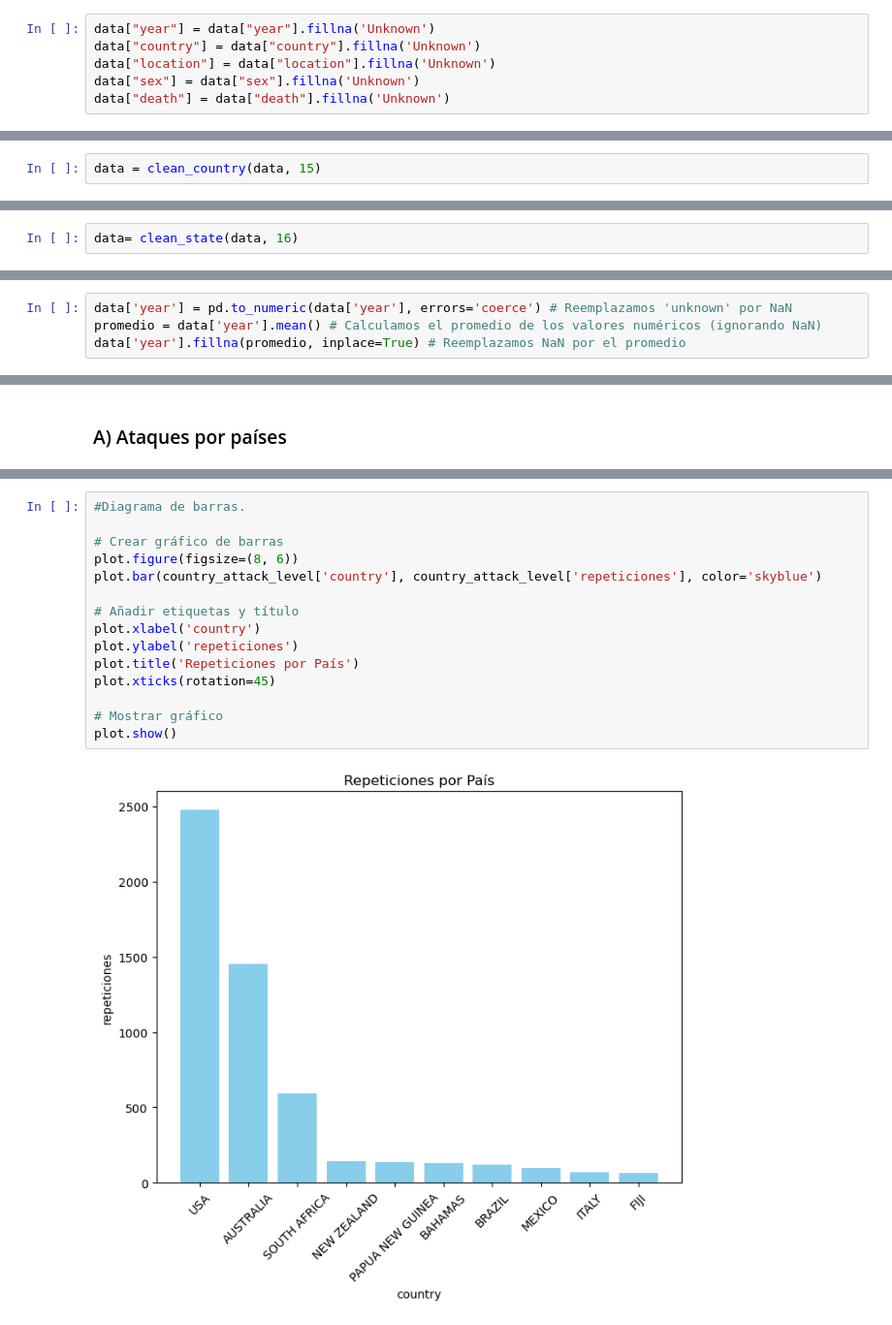
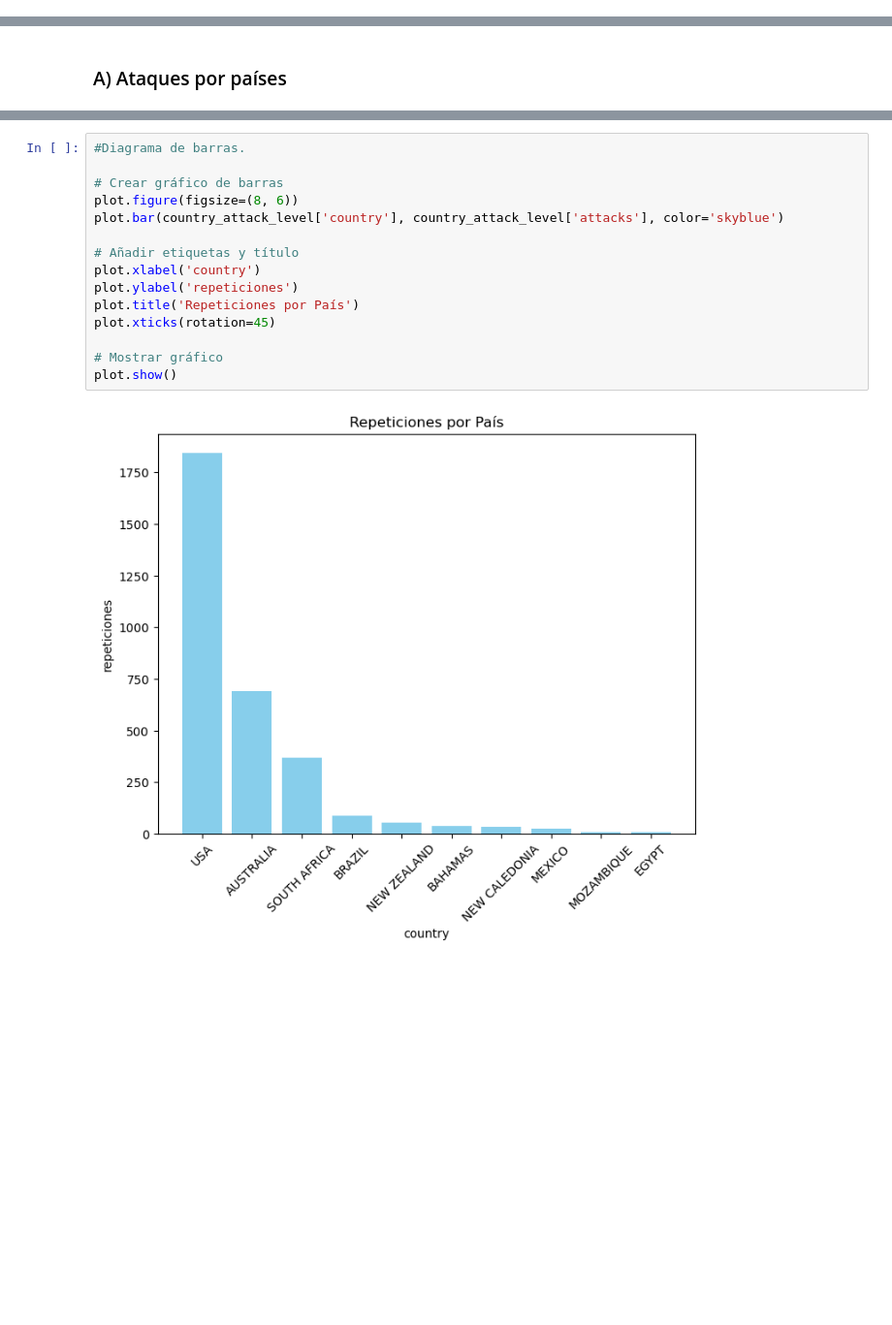
Before and after one commit to davidmoreno-gh/SharkattacksProyect, a Jupyter notebook: main.ipynb, the cells around one changed output, grey strips where cells are left out. Shown at 97% size. Saved outputs shown, nothing was run; the diff lists cells and outputs as text; blank space fills up the shorter version.

```diff
--- a/main.ipynb
+++ b/main.ipynb
@@ -211,6 +87,0 @@ Vamos a sustituir todos los valores null por "unknown" para poder trabajar con a
-# %%
-data["year"] = data["year"].fillna('Unknown')
-data["country"] = data["country"].fillna('Unknown')
-data["location"] = data["location"].fillna('Unknown')
-data["sex"] = data["sex"].fillna('Unknown')
-data["death"] = data["death"].fillna('Unknown')
@@ -223,2 +87,0 @@ Vamos con la columna de Estados . Eliminaremos aquellos paises con menos de 15 a
-# %%
-data = clean_country(data, 15)
@@ -247,2 +87,0 @@ Vamos con la columna de Estados, que borraremos aquellos que tengan menos de 16
-# %%
-data= clean_state(data, 16)
@@ -260,4 +87,0 @@ Aprovechamos que en la columna year sólo tenemos dos "unknown" para reemplazarl
-# %%
-data['year'] = pd.to_numeric(data['year'], errors='coerce') # Reemplazamos 'unknown' por NaN
-promedio = data['year'].mean() # Calculamos el promedio de los valores numéricos (ignorando NaN)
-data['year'].fillna(promedio, inplace=True) # Reemplazamos NaN por el promedio
@@ -397,17 +279,17 @@ print(country_attack_level)
 # %%
 #Diagrama de barras.
 
 # Crear gráfico de barras
 plot.figure(figsize=(8, 6))
-plot.bar(country_attack_level['country'], country_attack_level['repeticiones'], color='skyblue')
+plot.bar(country_attack_level['country'], country_attack_level['attacks'], color='skyblue')
 
 # Añadir etiquetas y título
 plot.xlabel('country')
 plot.ylabel('repeticiones')
 plot.title('Repeticiones por País')
 plot.xticks(rotation=45)
 
 # Mostrar gráfico
 plot.show()
 # %% [output]
-[figure, old version]
+[figure, new version]
```
Also changed, not shown: parts of 61 cells of this notebook, 1 other file.
